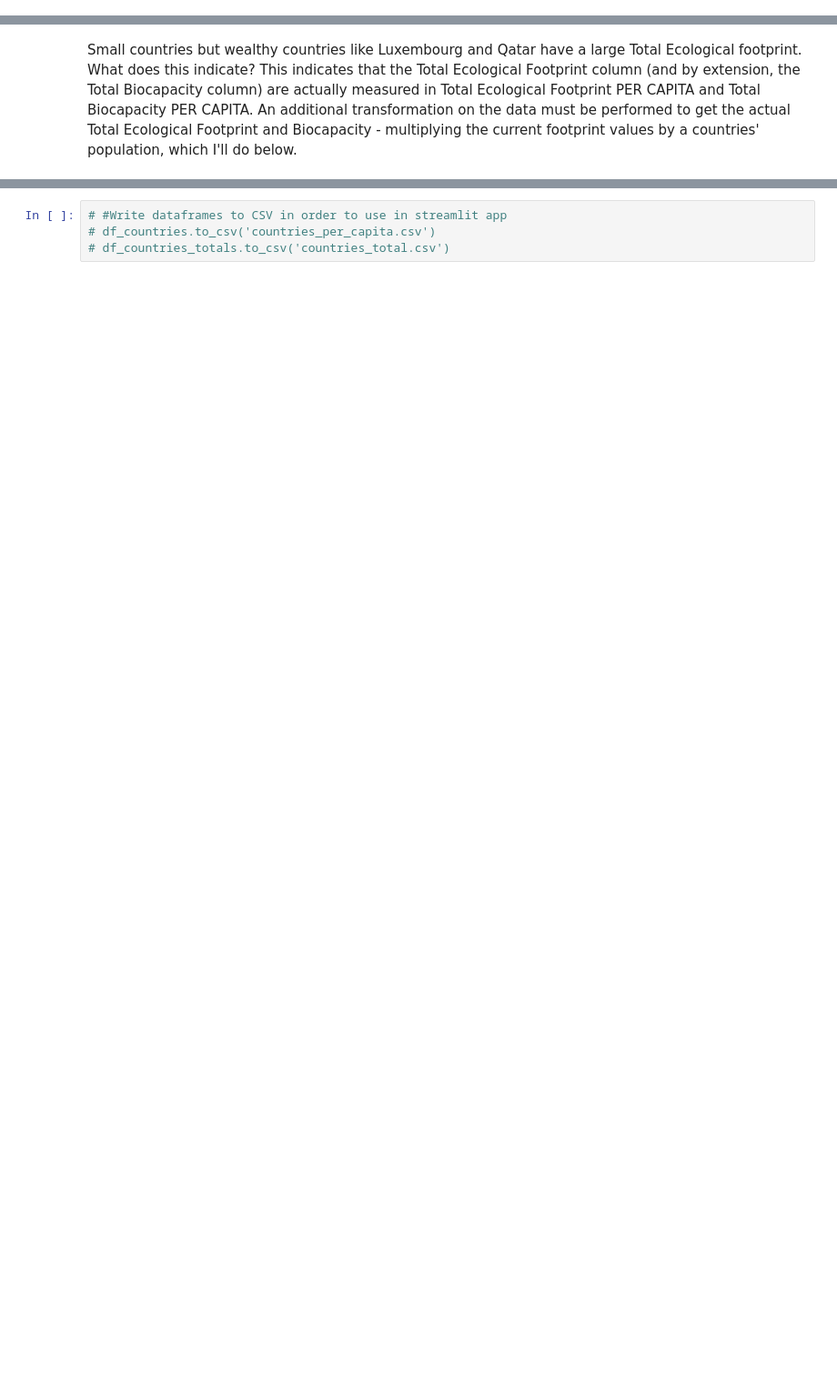
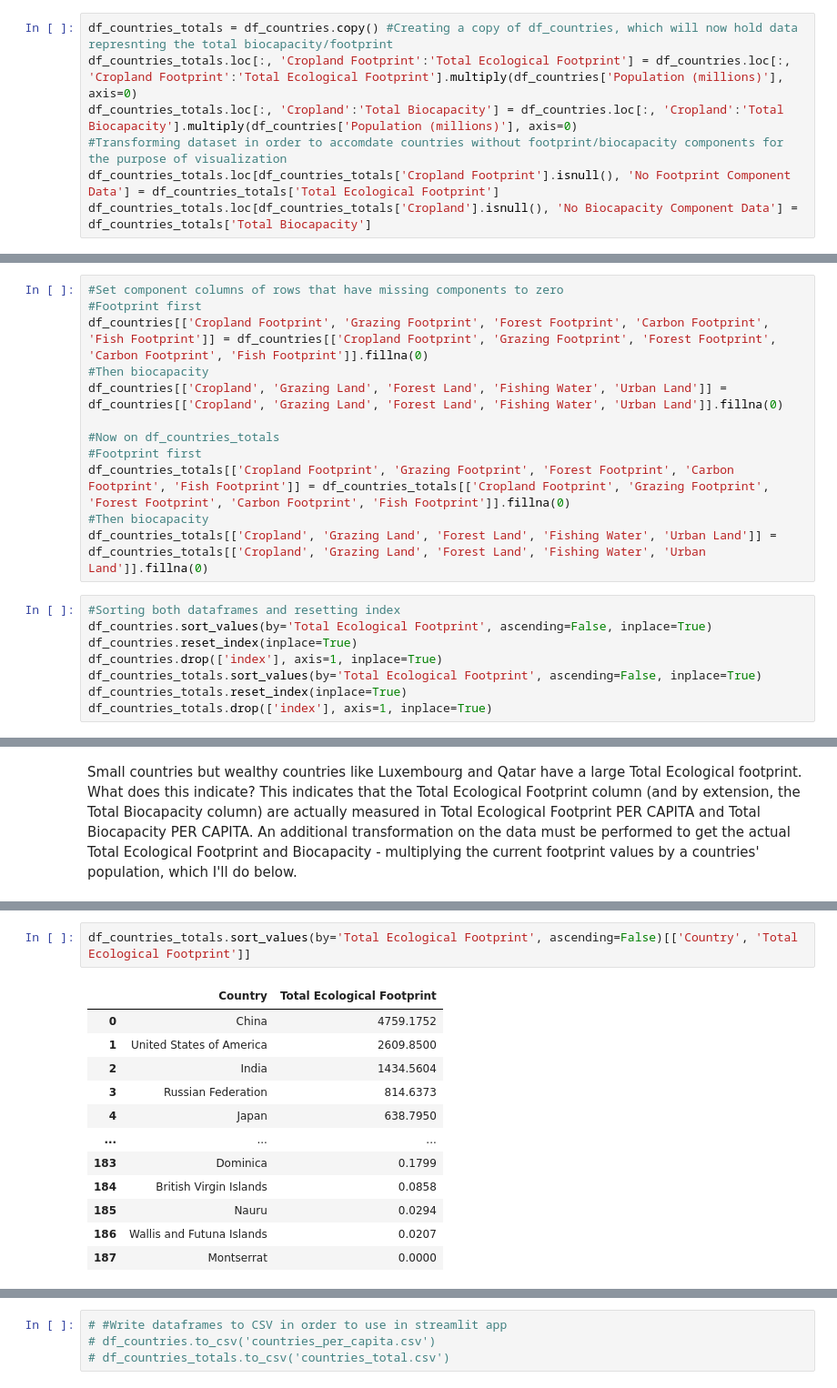
Before and after one commit to milanthkr/4122Group11, a Jupyter notebook: stacked_bar_charts.ipynb, the cells around one changed output, grey strips where cells are left out. Shown at 91% size. Drawn from its saved outputs; the diff is of its cells as text; blank space fills up the shorter version.

```diff
--- a/stacked_bar_charts.ipynb
+++ b/stacked_bar_charts.ipynb
@@ -48,0 +29,7 @@ memory usage: 33.9+ KB
+# %%
+df_countries_totals = df_countries.copy() #Creating a copy of df_countries, which will now hold data represnting the total biocapacity/footprint
+df_countries_totals.loc[:, 'Cropland Footprint':'Total Ecological Footprint'] = df_countries.loc[:, 'Cropland Footprint':'Total Ecological Footprint'].multiply(df_countries['Population (millions)'], axis=0)
+df_countries_totals.loc[:, 'Cropland':'Total Biocapacity'] = df_countries.loc[:, 'Cropland':'Total Biocapacity'].multiply(df_countries['Population (millions)'], axis=0)
+#Transforming dataset in order to accomdate countries without footprint/biocapacity components for the purpose of visualization
+df_countries_totals.loc[df_countries_totals['Cropland Footprint'].isnull(), 'No Footprint Component Data'] = df_countries_totals['Total Ecological Footprint']
+df_countries_totals.loc[df_countries_totals['Cropland'].isnull(), 'No Biocapacity Component Data'] = df_countries_totals['Total Biocapacity']
@@ -49,3 +38,23 @@ memory usage: 33.9+ KB
+# %%
+#Set component columns of rows that have missing components to zero
+#Footprint first
+df_countries[['Cropland Footprint', 'Grazing Footprint', 'Forest Footprint', 'Carbon Footprint', 'Fish Footprint']] = df_countries[['Cropland Footprint', 'Grazing Footprint', 'Forest Footprint', 'Carbon Footprint', 'Fish Footprint']].fillna(0)
+#Then biocapacity
+df_countries[['Cropland', 'Grazing Land', 'Forest Land', 'Fishing Water', 'Urban Land']] = df_countries[['Cropland', 'Grazing Land', 'Forest Land', 'Fishing Water', 'Urban Land']].fillna(0)
+
+#Now on df_countries_totals
+#Footprint first
+df_countries_totals[['Cropland Footprint', 'Grazing Footprint', 'Forest Footprint', 'Carbon Footprint', 'Fish Footprint']] = df_countries_totals[['Cropland Footprint', 'Grazing Footprint', 'Forest Footprint', 'Carbon Footprint', 'Fish Footprint']].fillna(0)
+#Then biocapacity
+df_countries_totals[['Cropland', 'Grazing Land', 'Forest Land', 'Fishing Water', 'Urban Land']] = df_countries_totals[['Cropland', 'Grazing Land', 'Forest Land', 'Fishing Water', 'Urban Land']].fillna(0)
+# %%
+#Sorting both dataframes and resetting index
+df_countries.sort_values(by='Total Ecological Footprint', ascending=False, inplace=True)
+df_countries.reset_index(inplace=True)
+df_countries.drop(['index'], axis=1, inplace=True)
+df_countries_totals.sort_values(by='Total Ecological Footprint', ascending=False, inplace=True)
+df_countries_totals.reset_index(inplace=True)
+df_countries_totals.drop(['index'], axis=1, inplace=True)
 # %%
 #Plotting Total Ecological Footprint per capita
 alt.Chart(df_countries).transform_fold(
@@ -145,0 +124,15 @@ memory usage: 33.9+ KB
+# %%
+df_countries_totals.sort_values(by='Total Ecological Footprint', ascending=False)[['Country', 'Total Ecological Footprint']]
+# %% [output]
+|  | Country | Total Ecological Footprint |
+| 0 | China | 4759.1752 |
+| 1 | United States of America | 2609.8500 |
+| 2 | India | 1434.5604 |
+| 3 | Russian Federation | 814.6373 |
+| 4 | Japan | 638.7950 |
+| ... | ... | ... |
+| 183 | Dominica | 0.1799 |
+| 184 | British Virgin Islands | 0.0858 |
+| 185 | Nauru | 0.0294 |
+| 186 | Wallis and Futuna Islands | 0.0207 |
+| 187 | Montserrat | 0.0000 |
```
Also changed, not shown: parts of 8 cells of this notebook, 11 other files.
